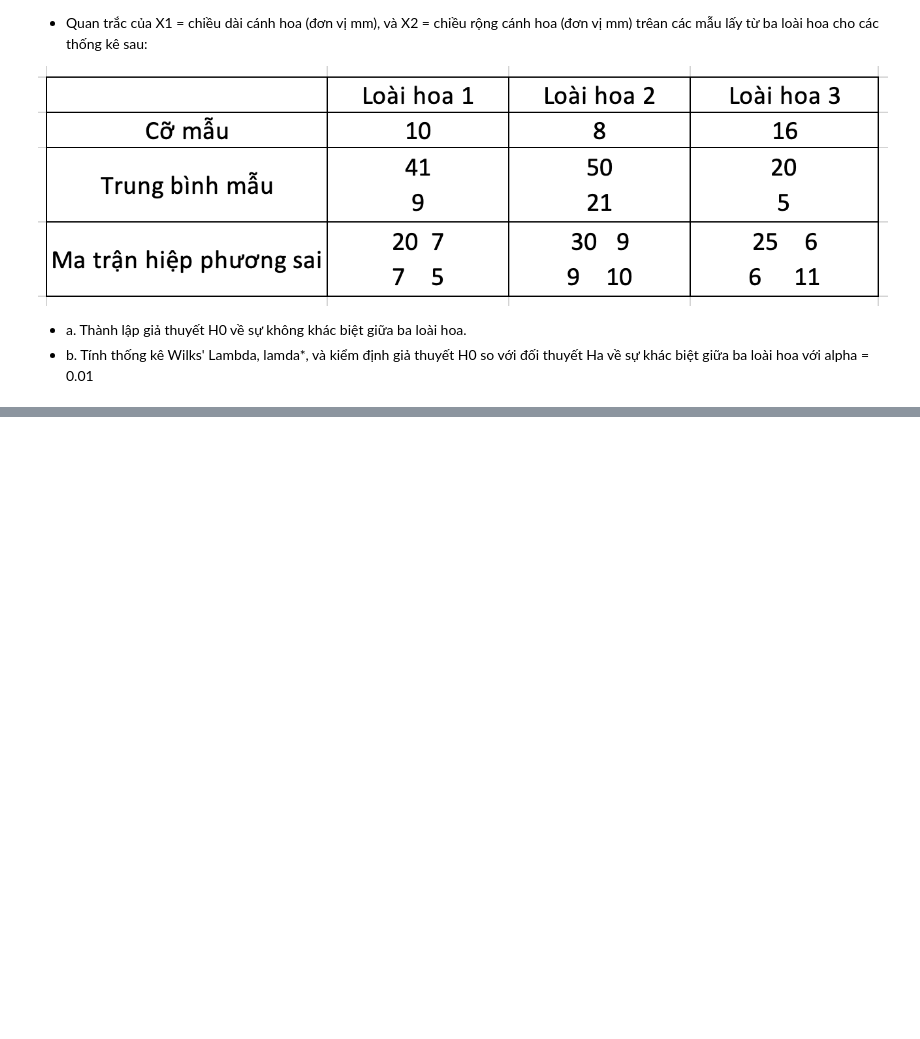
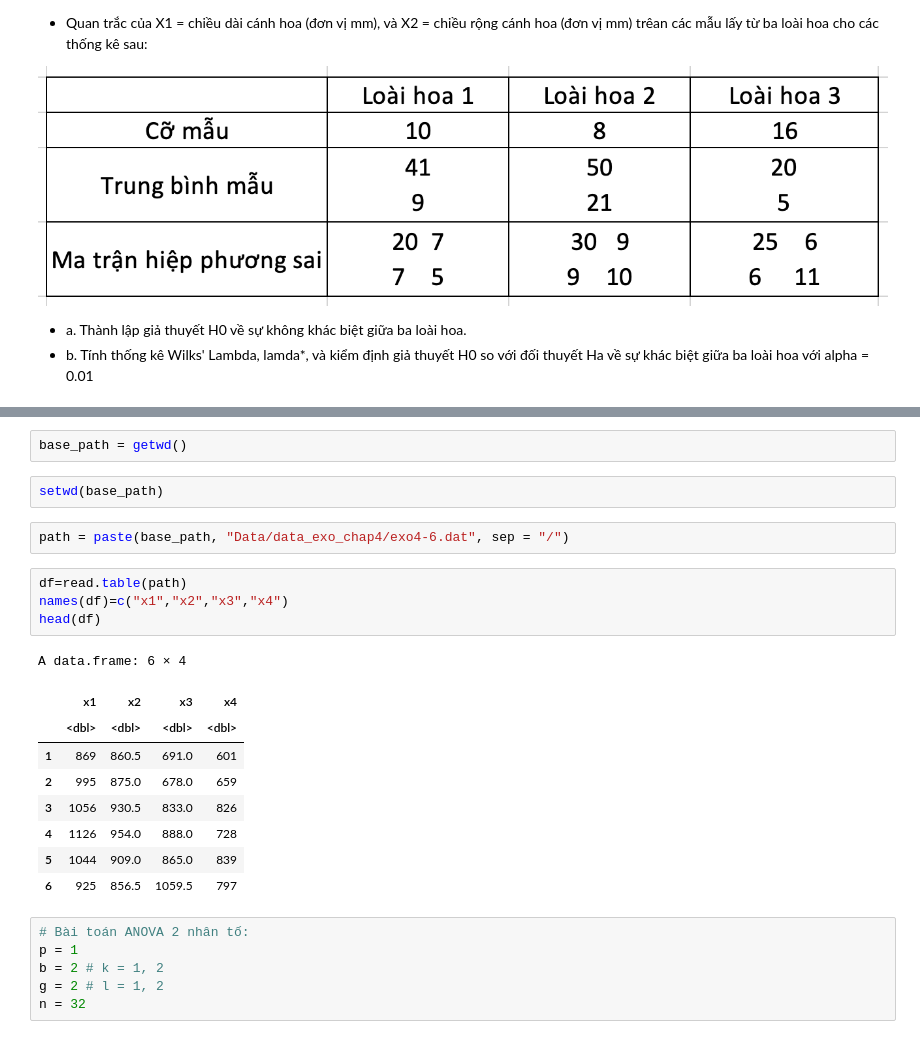
Before and after one commit to HoaPham119/Master, a Jupyter notebook: Thong_Ke_Nhieu_Chieu/PHAM_THI_HOA_BTVN_LAN6.ipynb, the cells around one changed output, grey strips where cells are left out. Saved outputs shown, nothing was run; the diff lists cells and outputs as text; blank space fills up the shorter version.

```diff
--- a/Thong_Ke_Nhieu_Chieu/PHAM_THI_HOA_BTVN_LAN6.ipynb
+++ b/Thong_Ke_Nhieu_Chieu/PHAM_THI_HOA_BTVN_LAN6.ipynb
@@ -180,0 +336,26 @@ A matrix: 2 x 5 of type dbl
+# %%
+base_path = getwd()
+# %%
+setwd(base_path)
+# %%
+path = paste(base_path, "Data/data_exo_chap4/exo4-6.dat", sep = "/")
+# %%
+df=read.table(path)
+names(df)=c("x1","x2","x3","x4")
+head(df)
+# %% [output]
+A data.frame: 6 × 4
+|  | x1 | x2 | x3 | x4 |
+|  | <dbl> | <dbl> | <dbl> | <dbl> |
+| 1 | 869 | 860.5 | 691.0 | 601 |
+| 2 | 995 | 875.0 | 678.0 | 659 |
+| 3 | 1056 | 930.5 | 833.0 | 826 |
+| 4 | 1126 | 954.0 | 888.0 | 728 |
+| 5 | 1044 | 909.0 | 865.0 | 839 |
+| 6 | 925 | 856.5 | 1059.5 | 797 |
+# %%
+# Bài toán ANOVA 2 nhân tố:
+p = 1
+b = 2 # k = 1, 2
+g = 2 # l = 1, 2
+n = 32
```
Also changed, not shown: parts of 34 cells of this notebook, 27 other files.
